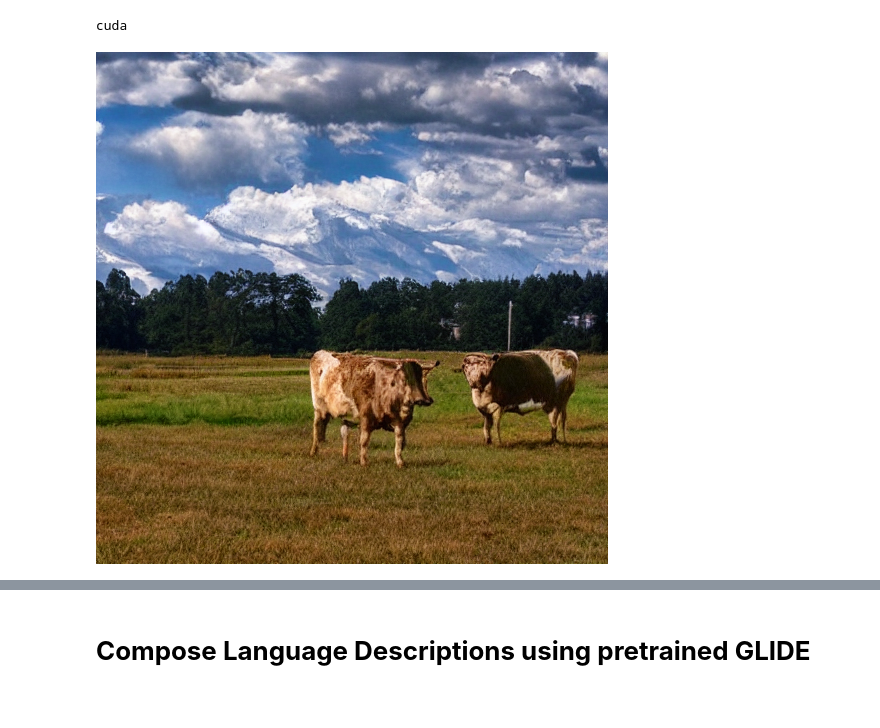
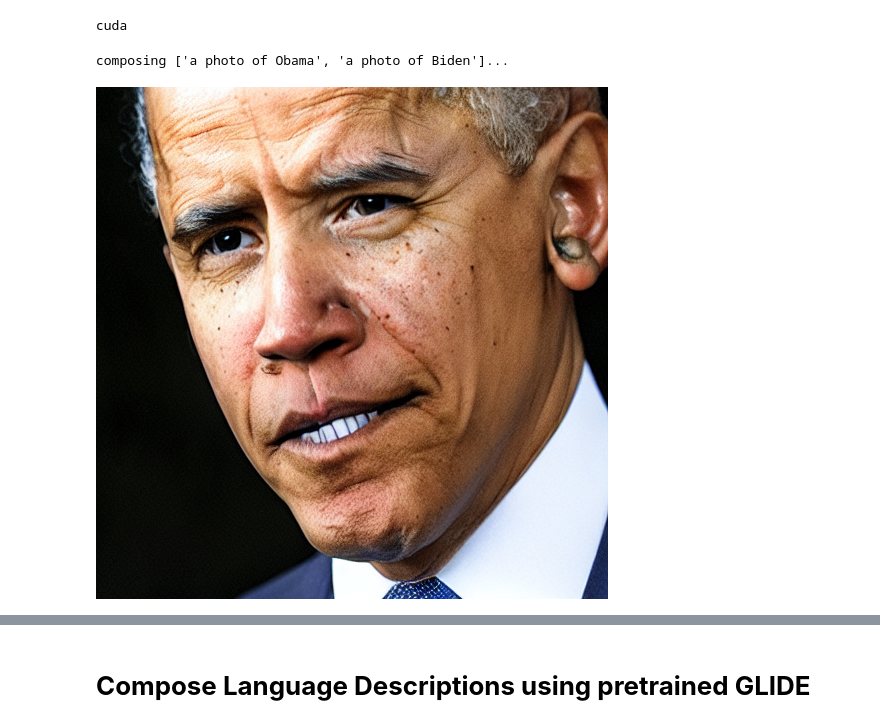
Before and after one commit to energy-based-model/Compositional-Visual-Generation-with-Composable-Diffusion-Models-PyTorch, a Jupyter notebook: notebooks/demo.ipynb, the cells around one changed output, grey strips where cells are left out. Cells and saved outputs as stored; diff of their text form; code cells hidden in the pictures.

Commit message:
update demo with both conjunction and negation operator.

```diff
--- a/notebooks/demo.ipynb
+++ b/notebooks/demo.ipynb
@@ -59,15 +55,22 @@ cuda
 # %%
 import torch as th
 from IPython.display import display
 
 # Sampling parameters
-#@markdown `prompt`: when composing  multiple sentences, using `|` as the delimiter.
-prompt = "mountains in the background | a blue sky | cows on a pasture" #@param{type: 'string'}
+#@markdown Here is an example of composing sentences using conjunction operator (AND). \
+#@markdown `prompt`: when composing  multiple sentences, using `|` as the delimiter.\
+#@markdown `weight`: weight indicates the weight importance of sentence when composing, also using `|` as the delimiter.
+prompt = "a photo of Obama | a photo of Biden" #@param{type: 'string'}
+weights = "1 | 1" #@param{type: 'string'}
 scale = 10 #@param{type: 'number'}
 steps = 50 #@param{type: 'number'}
+seed = 0 #@param{type: 'number'}
+generator = th.Generator('cuda').manual_seed(seed)
 
 with autocast('cpu' if not has_cuda else 'cuda'):
-    image = pipe(prompt, guidance_scale=scale, num_inference_steps=steps)["sample"][0]
+    image = pipe(prompt, guidance_scale=scale, generator=generator,
+                 num_inference_steps=steps, weights=weights)["sample"][0]
     display(image)
 # %% [output]
+composing ['a photo of Obama', 'a photo of Biden']...
-[figure, old version]
+[figure, new version]
```
Also changed, not shown: parts of 3 cells of this notebook.
